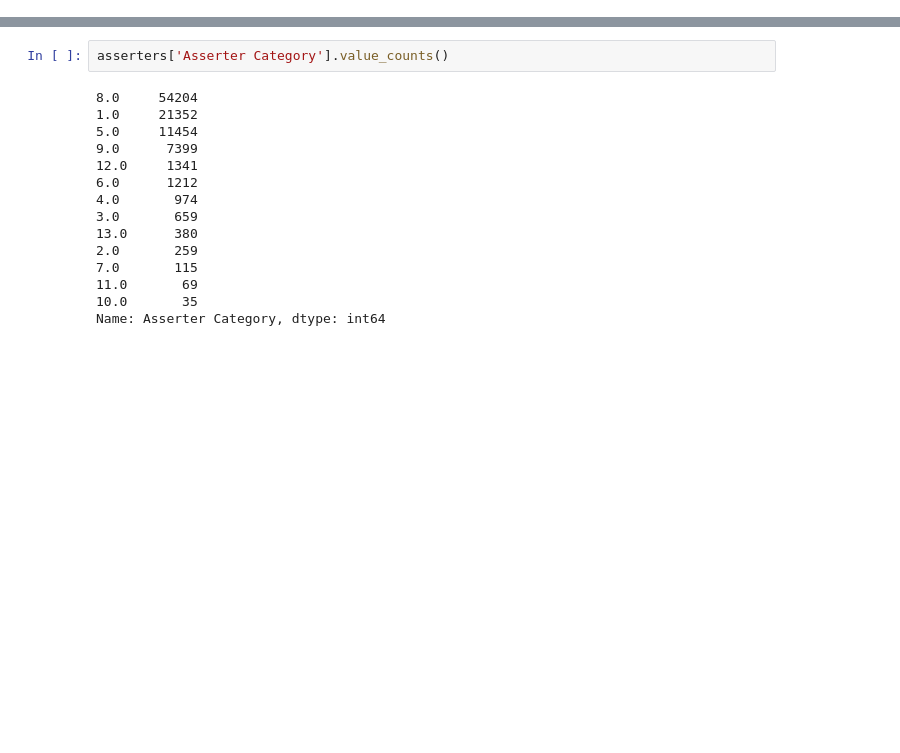
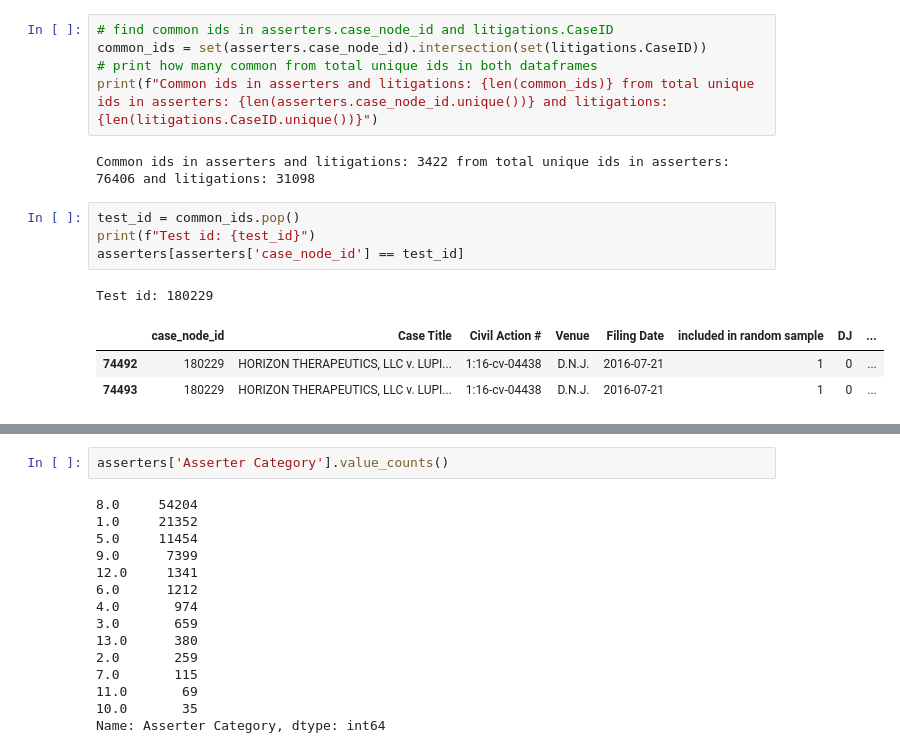
Before and after one commit to stanislav-a/hna_patents, a Jupyter notebook: notebooks/eda.ipynb, the cells around one changed output, grey strips where cells are left out. Saved outputs shown, nothing was run; the diff lists cells and outputs as text; blank space fills up the shorter version.

```diff
--- a/notebooks/eda.ipynb
+++ b/notebooks/eda.ipynb
@@ -49,0 +90,16 @@ Asserter ids in cases: 26492
+# %%
+# find common ids in asserters.case_node_id and litigations.CaseID
+common_ids = set(asserters.case_node_id).intersection(set(litigations.CaseID))
+# print how many common from total unique ids in both dataframes
+print(f"Common ids in asserters and litigations: {len(common_ids)} from total unique ids in asserters: {len(asserters.case_node_id.unique())} and litigations: {len(litigations.CaseID.unique())}")
+# %% [output]
+Common ids in asserters and litigations: 3422 from total unique ids in asserters: 76406 and litigations: 31098
+# %%
+test_id = common_ids.pop()
+print(f"Test id: {test_id}")
+asserters[asserters['case_node_id'] == test_id]
+# %% [output]
+Test id: 180229
+|  | case_node_id | Case Title | Civil Action # | Venue | Filing Date | included in random sample | DJ | ... |
+| 74492 | 180229 | HORIZON THERAPEUTICS, LLC v. LUPI... | 1:16-cv-04438 | D.N.J. | 2016-07-21 | 1 | 0 | ... |
+| 74493 | 180229 | HORIZON THERAPEUTICS, LLC v. LUPI... | 1:16-cv-04438 | D.N.J. | 2016-07-21 | 1 | 0 | ... |
```
Also changed, not shown: parts of 17 cells of this notebook.
